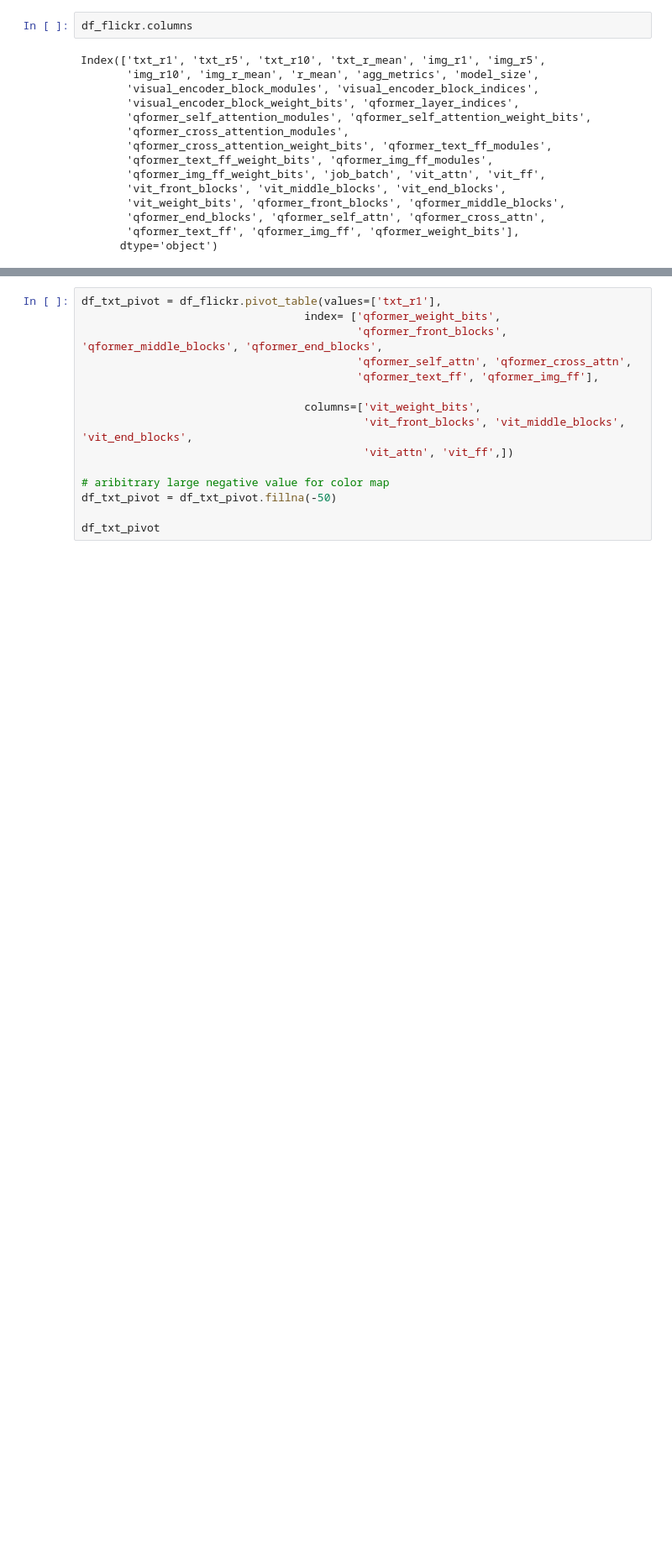
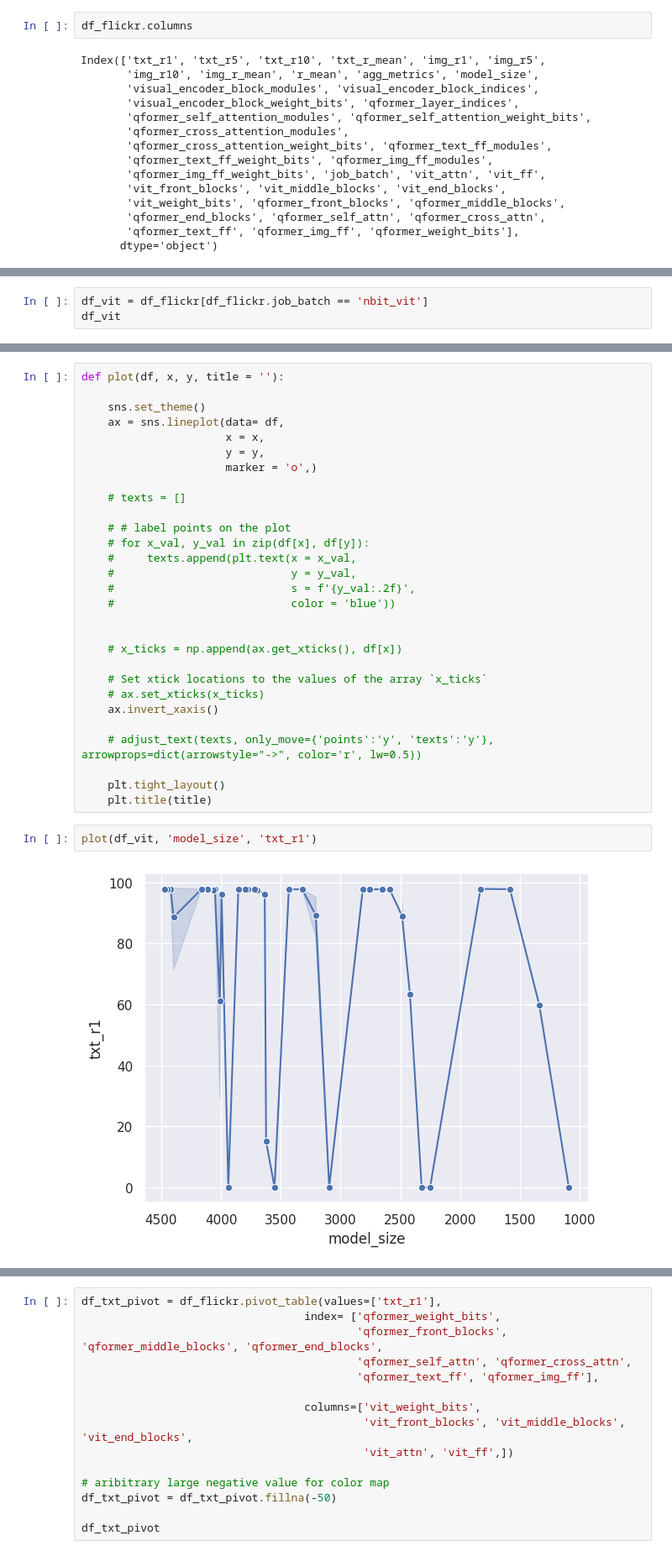
Before and after one commit to Vincent-La/multi_modal_quant, a Jupyter notebook: notebooks/blip2_flickr_uniform_quant.ipynb, the cells around one changed output, grey strips where cells are left out. Shown at 84% size. Saved outputs shown, nothing was run; the diff lists cells and outputs as text; blank space fills up the shorter version.

Commit message:
plot edits

```diff
--- a/notebooks/blip2_flickr_uniform_quant.ipynb
+++ b/notebooks/blip2_flickr_uniform_quant.ipynb
@@ -50,0 +53,3 @@ Index(['txt_r1', 'txt_r5', 'txt_r10', 'txt_r_mean', 'img_r1', 'img_r5',
+# %%
+df_vit = df_flickr[df_flickr.job_batch == 'nbit_vit']
+df_vit
@@ -50,0 +70,33 @@ Index(['txt_r1', 'txt_r5', 'txt_r10', 'txt_r_mean', 'img_r1', 'img_r5',
+# %%
+def plot(df, x, y, title = ''):
+
+    sns.set_theme()
+    ax = sns.lineplot(data= df,
+                      x = x,
+                      y = y,
+                      marker = 'o',)
+
+    # texts = []
+
+    # # label points on the plot
+    # for x_val, y_val in zip(df[x], df[y]):
+    #     texts.append(plt.text(x = x_val,
+    #                           y = y_val,
+    #                           s = f'{y_val:.2f}',
+    #                           color = 'blue'))
+
+
+    # x_ticks = np.append(ax.get_xticks(), df[x])
+
+    # Set xtick locations to the values of the array `x_ticks`
+    # ax.set_xticks(x_ticks)
+    ax.invert_xaxis()
+
+    # adjust_text(texts, only_move={'points':'y', 'texts':'y'}, arrowprops=dict(arrowstyle="->", color='r', lw=0.5))
+
+    plt.tight_layout()
+    plt.title(title)
+# %%
+plot(df_vit, 'model_size', 'txt_r1')
+# %% [output]
+[figure, added]
```
Also changed, not shown: parts of 10 cells of this notebook.
